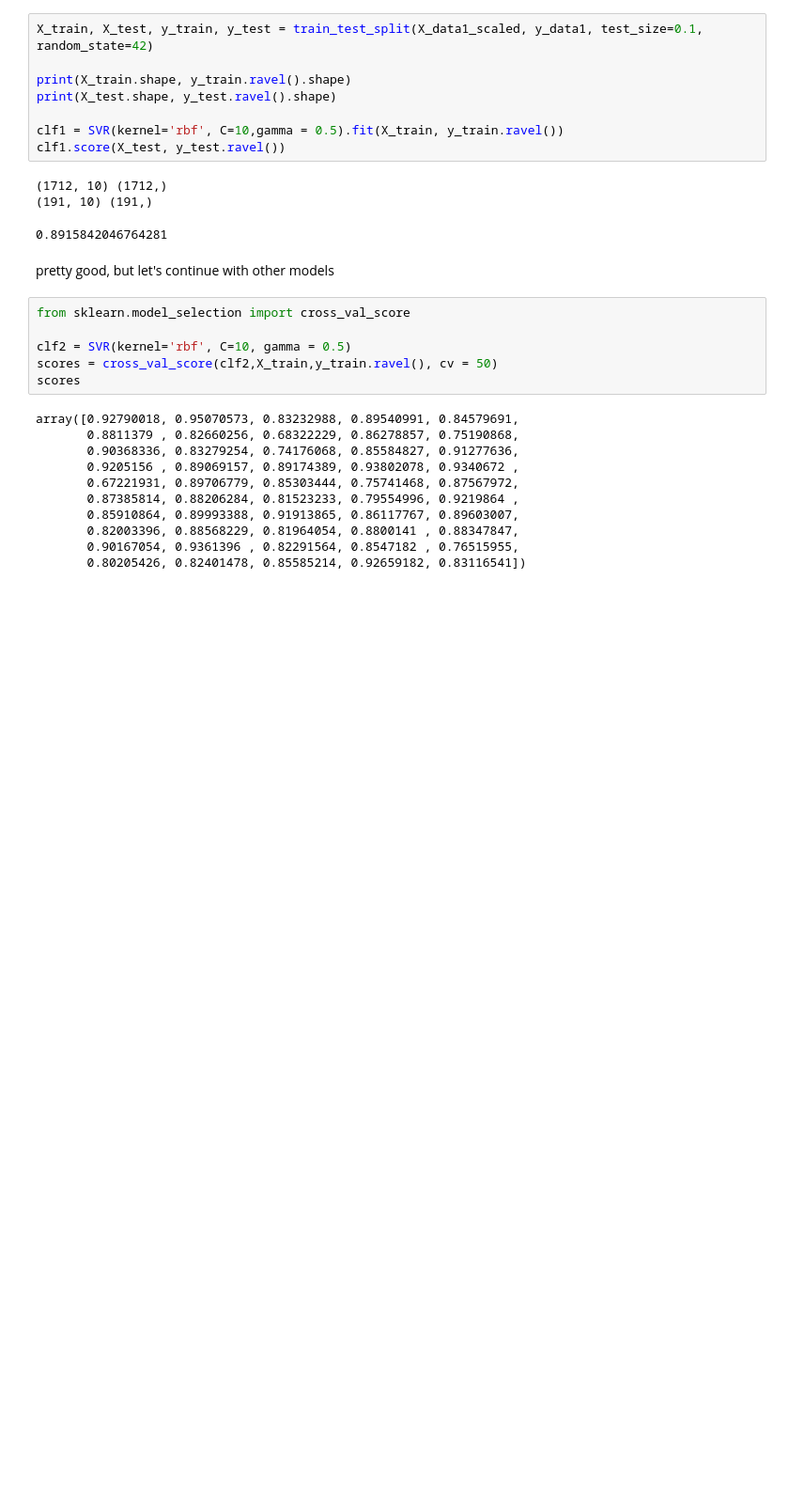
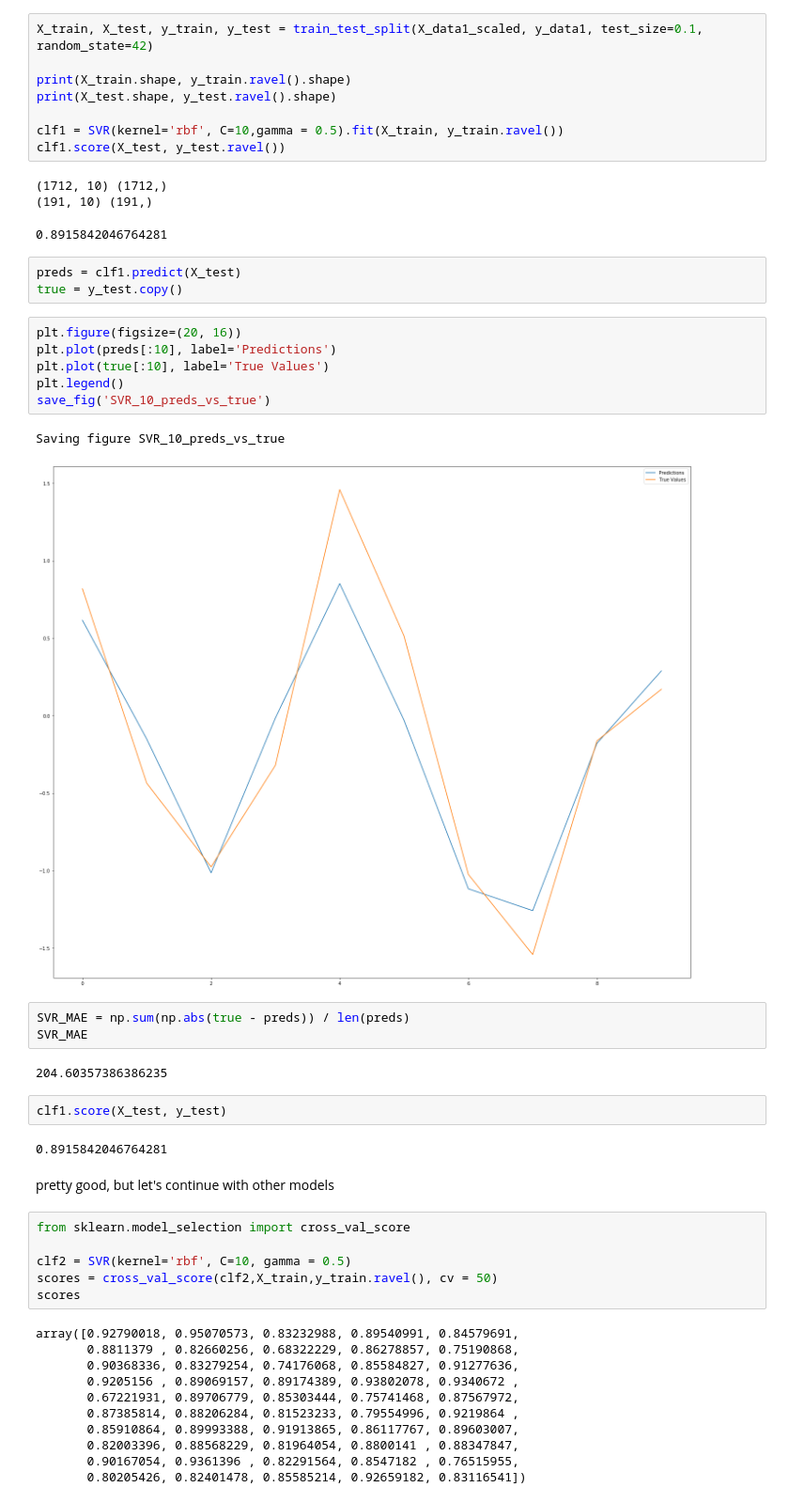
Before and after one commit to ABV-Hub/CoreSamples, a Jupyter notebook: LatestModel.ipynb, the cells around one changed output. Shown: that part at 94% size. Saved outputs shown, nothing was run; the diff lists cells and outputs as text; blank space fills up the shorter version.

```diff
--- a/LatestModel.ipynb
+++ b/LatestModel.ipynb
@@ -266,6 +266,27 @@ clf1.score(X_test, y_test.ravel())
 (1712, 10) (1712,)
 (191, 10) (191,)
 0.8915842046764281
+# %%
+preds = clf1.predict(X_test)
+true = y_test.copy()
+# %%
+plt.figure(figsize=(20, 16))
+plt.plot(preds[:10], label='Predictions')
+plt.plot(true[:10], label='True Values')
+plt.legend()
+save_fig('SVR_10_preds_vs_true')
+# %% [output]
+Saving figure SVR_10_preds_vs_true
+[figure, added]
+# %%
+SVR_MAE = np.sum(np.abs(true - preds)) / len(preds)
+SVR_MAE
+# %% [output]
+204.60357386386235
+# %%
+clf1.score(X_test, y_test)
+# %% [output]
+0.8915842046764281
 # %% [markdown]
 pretty good, but let's continue with other models
 # %%
```
Also changed, not shown: 12 other files.
